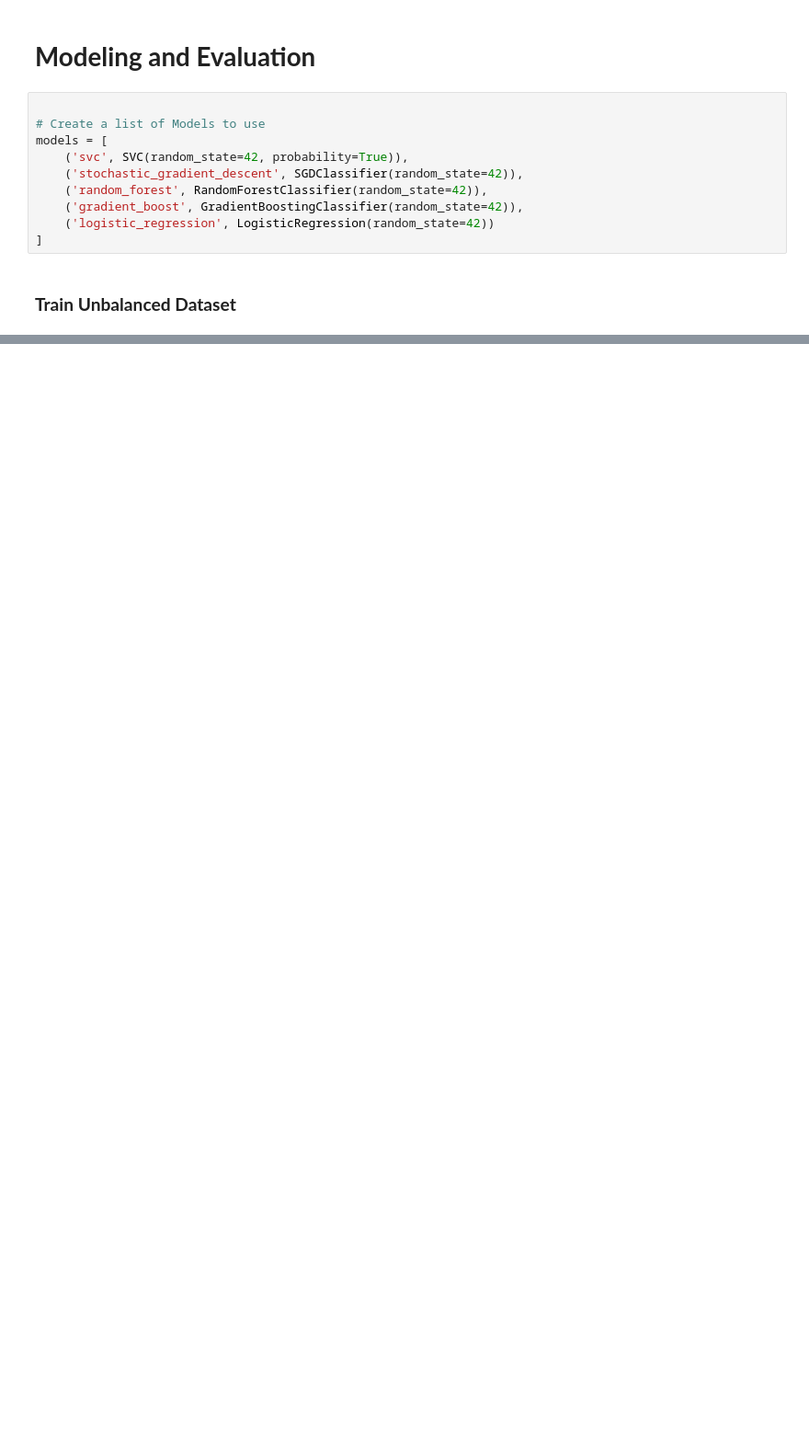
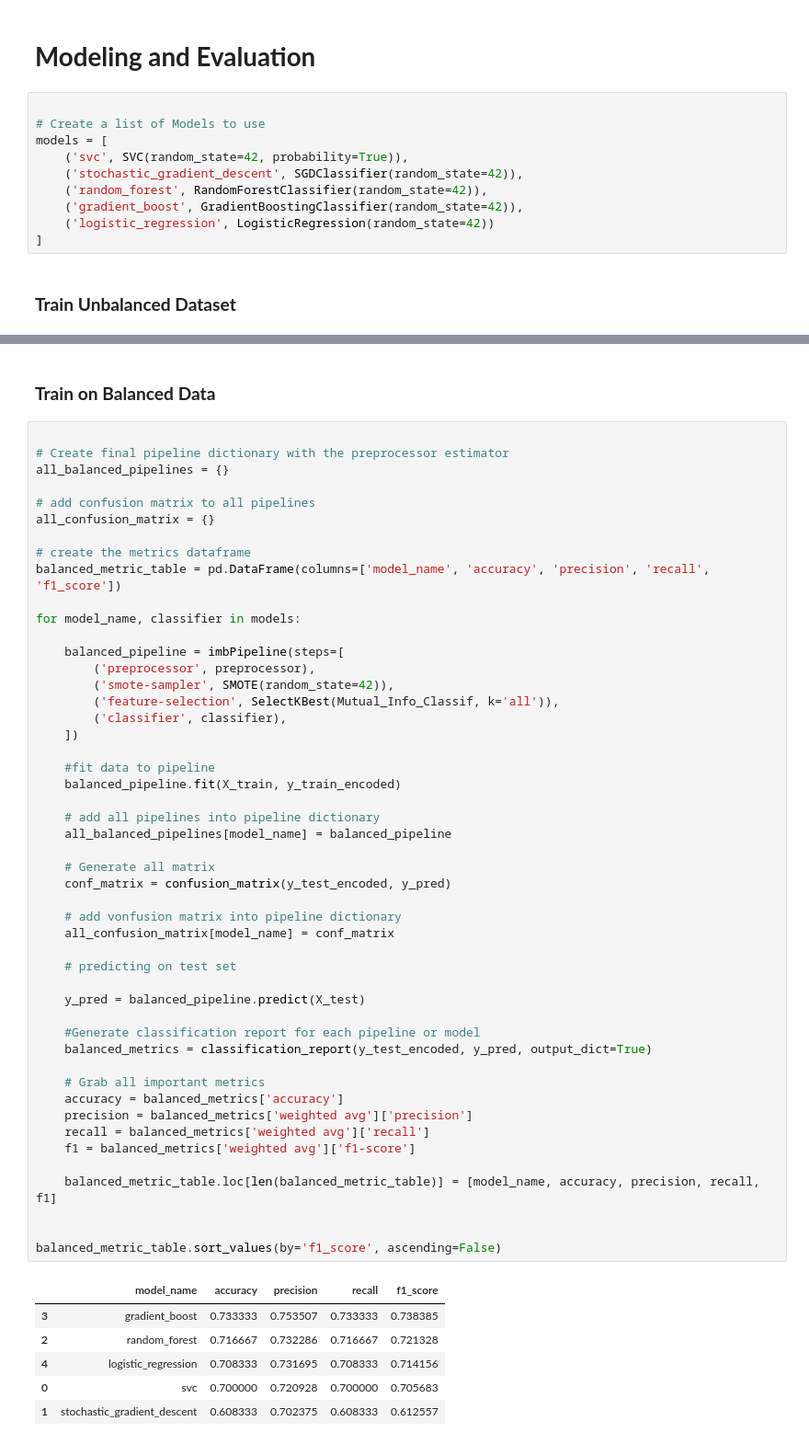
Before and after one commit to ZawadiLMG/ML-API-Using-FastAPI, a Jupyter notebook: Notebooks/sepsis.ipynb, the cells around one changed output, grey strips where cells are left out. Shown at 92% size. Drawn from its saved outputs; the diff is of its cells as text; blank space fills up the shorter version.

```diff
--- a/Notebooks/sepsis.ipynb
+++ b/Notebooks/sepsis.ipynb
@@ -787,0 +842,58 @@ results_table.loc[len(results_table)] = [model_name, accuracy, precision, recall
+# %% [markdown]
+### **Train on Balanced Data**
+# %%
+
+# Create final pipeline dictionary with the preprocessor estimator
+all_balanced_pipelines = {}
+
+# add confusion matrix to all pipelines
+all_confusion_matrix = {}
+
+# create the metrics dataframe
+balanced_metric_table = pd.DataFrame(columns=['model_name', 'accuracy', 'precision', 'recall', 'f1_score'])
+
+for model_name, classifier in models:
+
+    balanced_pipeline = imbPipeline(steps=[
+        ('preprocessor', preprocessor),
+        ('smote-sampler', SMOTE(random_state=42)),
+        ('feature-selection', SelectKBest(Mutual_Info_Classif, k='all')),
+        ('classifier', classifier),
+    ])
+
+    #fit data to pipeline
+    balanced_pipeline.fit(X_train, y_train_encoded)
+
+    # add all pipelines into pipeline dictionary
+    all_balanced_pipelines[model_name] = balanced_pipeline
+
+    # Generate all matrix
+    conf_matrix = confusion_matrix(y_test_encoded, y_pred)
+
+    # add vonfusion matrix into pipeline dictionary
+    all_confusion_matrix[model_name] = conf_matrix
+
+    # predicting on test set
+
+    y_pred = balanced_pipeline.predict(X_test)
+
+    #Generate classification report for each pipeline or model
+    balanced_metrics = classification_report(y_test_encoded, y_pred, output_dict=True)
+
+    # Grab all important metrics
+    accuracy = balanced_metrics['accuracy']
+    precision = balanced_metrics['weighted avg']['precision']
+    recall = balanced_metrics['weighted avg']['recall']
+    f1 = balanced_metrics['weighted avg']['f1-score']
+
+    balanced_metric_table.loc[len(balanced_metric_table)] = [model_name, accuracy, precision, recall, f1]
+
+
+balanced_metric_table.sort_values(by='f1_score', ascending=False)
+# %% [output]
+|  | model_name | accuracy | precision | recall | f1_score |
+| 3 | gradient_boost | 0.733333 | 0.753507 | 0.733333 | 0.738385 |
+| 2 | random_forest | 0.716667 | 0.732286 | 0.716667 | 0.721328 |
+| 4 | logistic_regression | 0.708333 | 0.731695 | 0.708333 | 0.714156 |
+| 0 | svc | 0.700000 | 0.720928 | 0.700000 | 0.705683 |
+| 1 | stochastic_gradient_descent | 0.608333 | 0.702375 | 0.608333 | 0.612557 |
```
Also changed, not shown: parts of 23 cells of this notebook, 6 other files.
